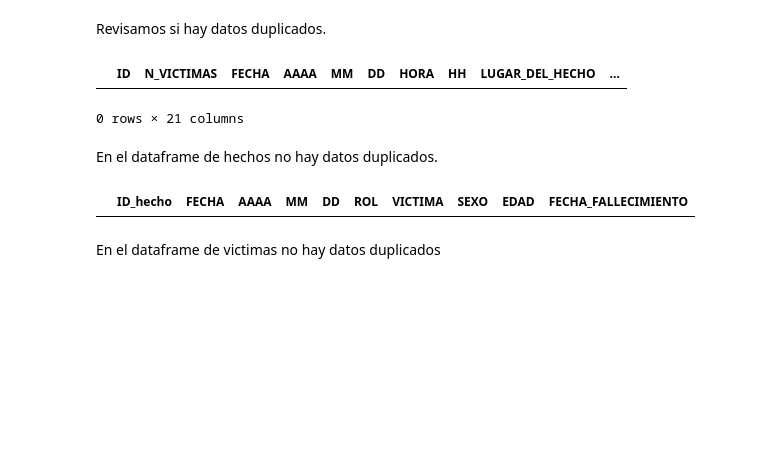
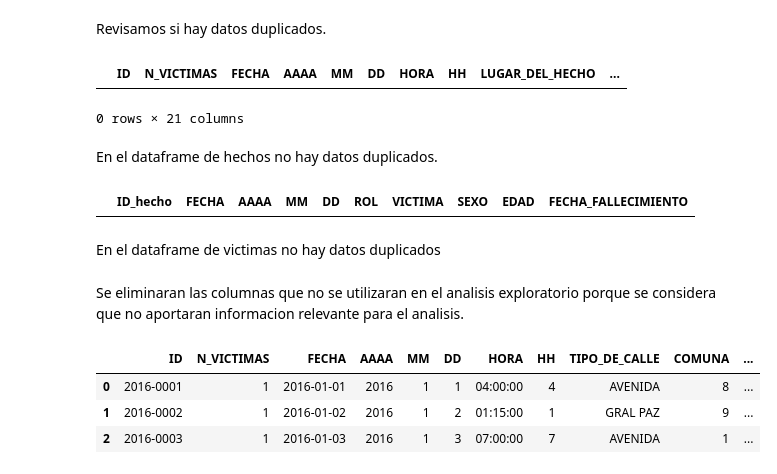
Before and after one commit to vay0/PI-Data-analyst, a Jupyter notebook: Analisis de datos (EDA).ipynb, the cells around one changed output. Cells and saved outputs as stored; diff of their text form; code cells hidden in the pictures; blank space fills up the shorter version.

```diff
--- a/Analisis de datos (EDA).ipynb
+++ b/Analisis de datos (EDA).ipynb
@@ -151,3 +147,5 @@ victimas[victimas.duplicated()]
 |  | ID_hecho | FECHA | AAAA | MM | DD | ROL | VICTIMA | SEXO | EDAD | FECHA_FALLECIMIENTO |
 # %% [markdown]
 En el dataframe de victimas no hay datos duplicados
+# %% [markdown]
+Se eliminaran las columnas que no se utilizaran en el analisis exploratorio porque se considera que no aportaran informacion relevante para el analisis.
@@ -153,0 +155,7 @@ En el dataframe de victimas no hay datos duplicados
+# %%
+df_hechos.head(3)
+# %% [output]
+|  | ID | N_VICTIMAS | FECHA | AAAA | MM | DD | HORA | HH | TIPO_DE_CALLE | COMUNA | ... |
+| 0 | 2016-0001 | 1 | 2016-01-01 | 2016 | 1 | 1 | 04:00:00 | 4 | AVENIDA | 8 | ... |
+| 1 | 2016-0002 | 1 | 2016-01-02 | 2016 | 1 | 2 | 01:15:00 | 1 | GRAL PAZ | 9 | ... |
+| 2 | 2016-0003 | 1 | 2016-01-03 | 2016 | 1 | 3 | 07:00:00 | 7 | AVENIDA | 1 | ... |
```
Also changed, not shown: parts of 29 cells of this notebook, 6 other files.
